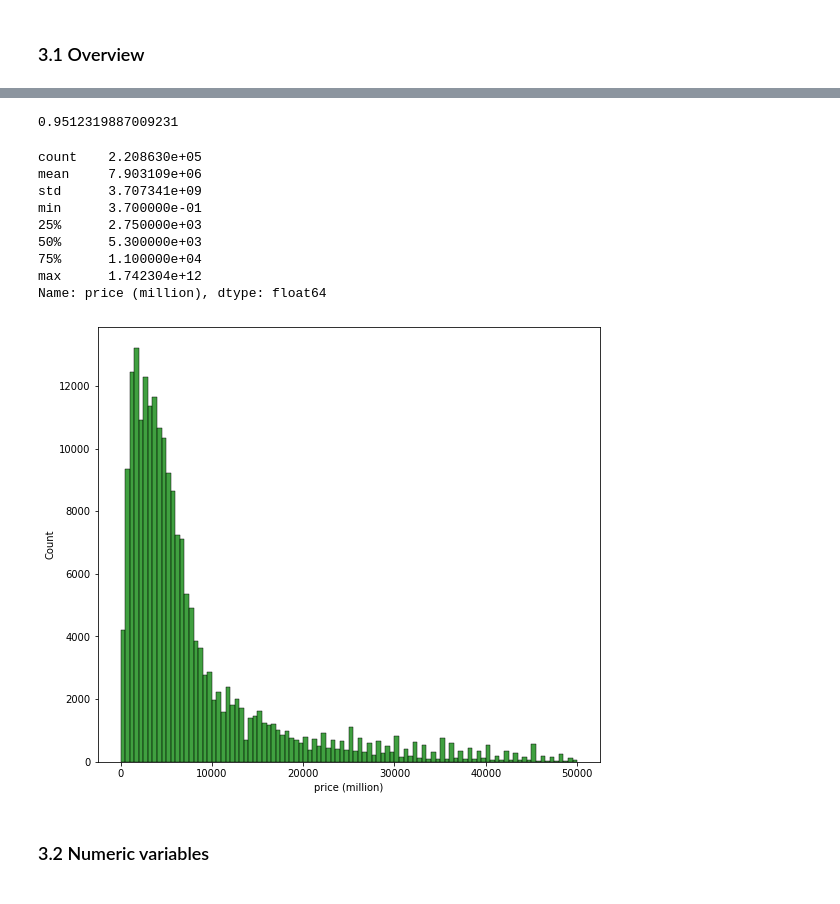
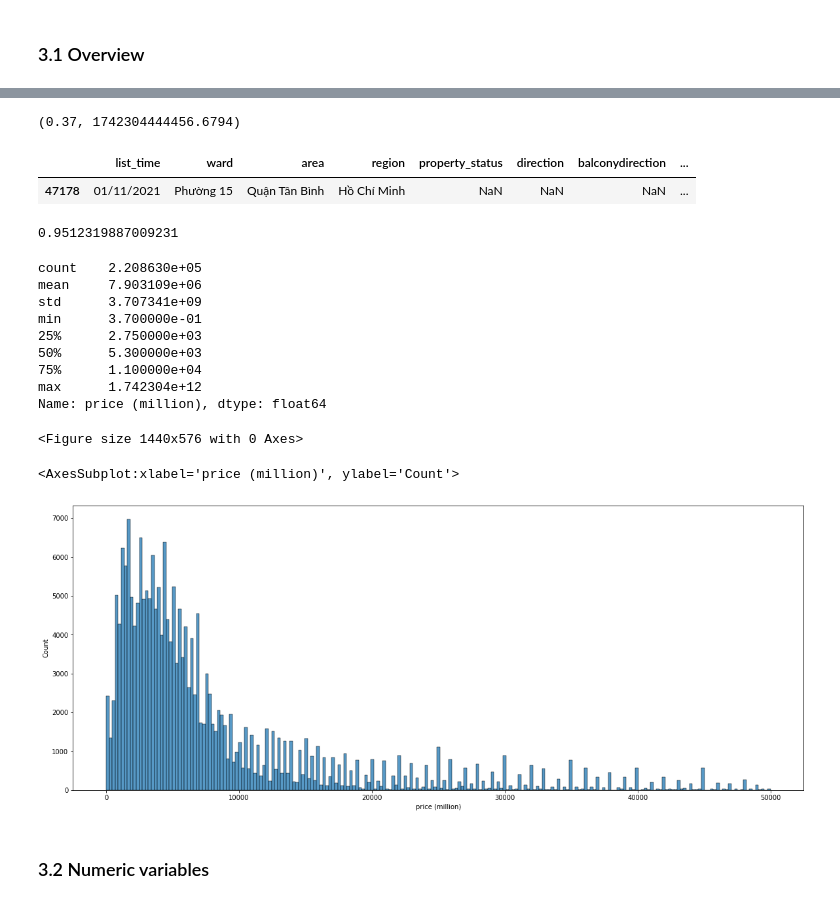
Before and after one commit to DaiVo20/-Real-Estate-Data-Analysis, a Jupyter notebook: EDA.ipynb, the cells around one changed output, grey strips where cells are left out. Drawn from its saved outputs; the diff is of its cells as text; code cells hidden in the pictures.

```diff
--- a/EDA.ipynb
+++ b/EDA.ipynb
@@ -136 +115,4 @@ Index(['list_time', 'ward', 'area', 'region', 'property_status', 'direction',
+# %%
+BDS_df['floornumber'] = BDS_df['floornumber'].apply(
+    DPP.convertNum2Int, convert_dtype=False)
 # %%
@@ -165,3 +137,0 @@ dtype('float64')
-# %%
-for col in ['width (m)', 'length (m)']:
-    BDS_df[col] = BDS_df[col].apply(convert_int)
@@ -174,2 +137,0 @@ for col in ['width (m)', 'length (m)']:
-# %%
-BDS_df['region'] = BDS_df['region'].apply(lambda x: 'Tp Hồ Chí Minh' if x == 'Hồ Chí Minh' else x)
@@ -185,2 +137,0 @@ def convert_float(x):
-# %%
-BDS_df['front_road'] = BDS_df['front_road'].apply(lambda x: convert_float(x))
@@ -211 +157,10 @@ memory usage: 42.1+ MB
+# %%
+min(BDS_df['price (million)']), max(BDS_df['price (million)'])
+# %% [output]
+(0.37, 1742304444456.6794)
+# %%
+BDS_df.loc[BDS_df['price (million)'] == max(BDS_df['price (million)']),:]
+# %% [output]
+|  | list_time | ward | area | region | property_status | direction | balconydirection | ... |
+| 47178 | 01/11/2021 | Phường 15 | Quận Tân Bình | Hồ Chí Minh | NaN | NaN | NaN | ... |
 # %%
@@ -214,19 +169,22 @@ len(BDS_df[BDS_df['price (million)'] < 50000]) / len(BDS_df) ## nho hon 30 ty
 0.9512319887009231
 # %%
 print(BDS_df['price (million)'].describe())
-plt.figure(figsize=(9, 8))
-sns.histplot(BDS_df[BDS_df['price (million)'] < 50000]['price (million)'], color='g', bins=100);
+plt.figure(figsize=(20, 8))
+sns.histplot(BDS_df[BDS_df['price (million)'] < 50000]
+             ['price (million)'], bins="auto")
 # %% [output]
 count    2.208630e+05
 mean     7.903109e+06
 std      3.707341e+09
 min      3.700000e-01
 25%      2.750000e+03
 50%      5.300000e+03
 75%      1.100000e+04
 max      1.742304e+12
 Name: price (million), dtype: float64
+<Figure size 1440x576 with 0 Axes>
+<AxesSubplot:xlabel='price (million)', ylabel='Count'>
-[figure, old version]
+[figure, new version]
 # %% [markdown]
 ### 3.2 Numeric variables
 # %%
```
Also changed, not shown: parts of 38 cells of this notebook, 2 other files.
